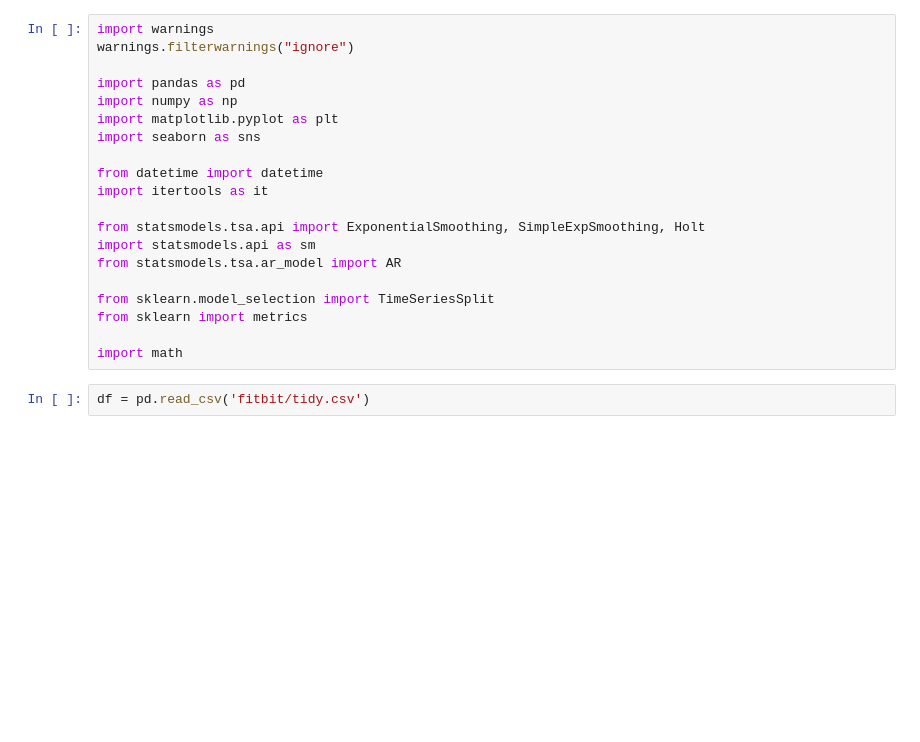
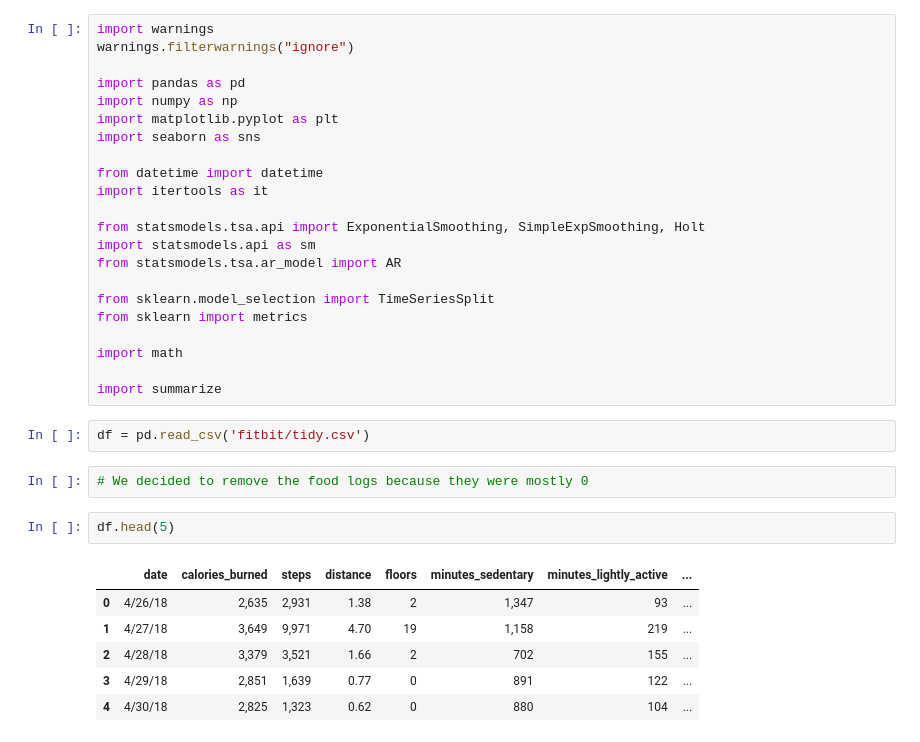
Before and after one commit to Dairy-Time/time-series-project, a Jupyter notebook: Fitbit_Data.ipynb, the cells around one changed output. Saved outputs shown, nothing was run; the diff lists cells and outputs as text; blank space fills up the shorter version.

```diff
--- a/Fitbit_Data.ipynb
+++ b/Fitbit_Data.ipynb
@@ -18,5 +18,18 @@ from sklearn.model_selection import TimeSeriesSplit
 from sklearn import metrics
 
 import math
+
+import summarize
 # %%
 df = pd.read_csv('fitbit/tidy.csv')
+# %%
+# We decided to remove the food logs because they were mostly 0
+# %%
+df.head(5)
+# %% [output]
+|  | date | calories_burned | steps | distance | floors | minutes_sedentary | minutes_lightly_active | ... |
+| 0 | 4/26/18 | 2,635 | 2,931 | 1.38 | 2 | 1,347 | 93 | ... |
+| 1 | 4/27/18 | 3,649 | 9,971 | 4.70 | 19 | 1,158 | 219 | ... |
+| 2 | 4/28/18 | 3,379 | 3,521 | 1.66 | 2 | 702 | 155 | ... |
+| 3 | 4/29/18 | 2,851 | 1,639 | 0.77 | 0 | 891 | 122 | ... |
+| 4 | 4/30/18 | 2,825 | 1,323 | 0.62 | 0 | 880 | 104 | ... |
```
Also changed, not shown: parts of 24 cells of this notebook.
